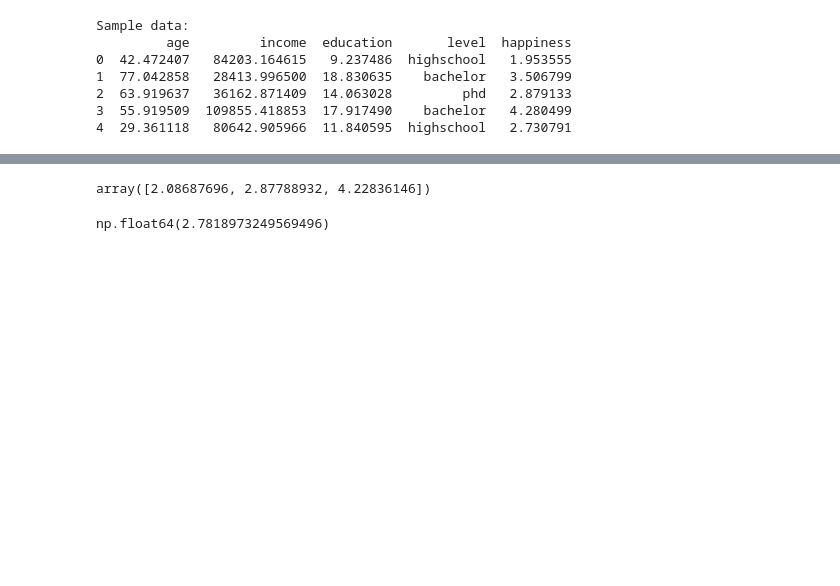
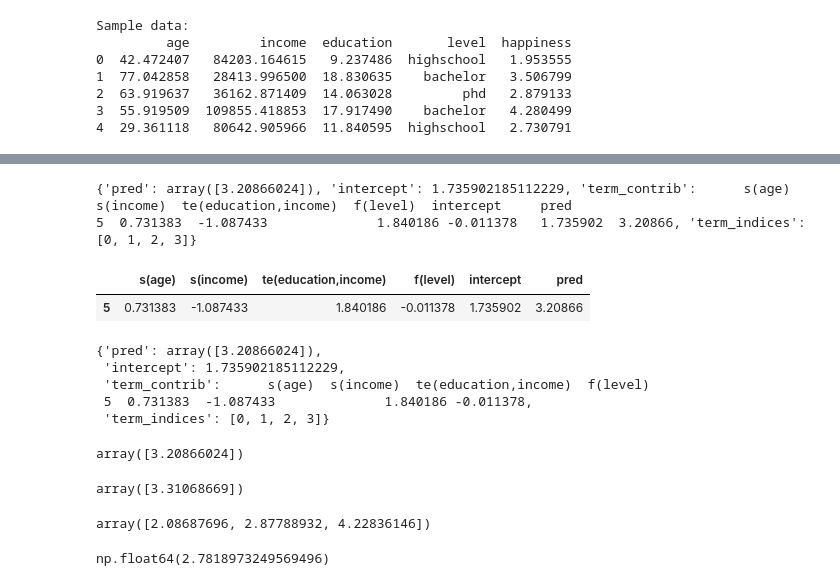
Before and after one commit to YimingZhang07/quantbullet, a Jupyter notebook: docs/model/pygam-example.ipynb, the cells around one changed output, grey strips where cells are left out. Saved outputs shown, nothing was run; the diff lists cells and outputs as text; code cells hidden in the pictures; blank space fills up the shorter version.

```diff
--- a/docs/model/pygam-example.ipynb
+++ b/docs/model/pygam-example.ipynb
@@ -72,3 +84,28 @@ wgam.plot_partial_dependence( scale_y_axis=False, te_plot_style="contourf" )
+# %%
+res = wgam.decompose( data.iloc[ [5] ] )
+print( res )
+res['term_contrib']
+# %% [output]
+{'pred': array([3.20866024]), 'intercept': 1.735902185112229, 'term_contrib':      s(age)  s(income)  te(education,income)  f(level)  intercept     pred
+5  0.731383  -1.087433              1.840186 -0.011378   1.735902  3.20866, 'term_indices': [0, 1, 2, 3]}
+|  | s(age) | s(income) | te(education,income) | f(level) | intercept | pred |
+| 5 | 0.731383 | -1.087433 | 1.840186 | -0.011378 | 1.735902 | 3.20866 |
+# %%
+res
+# %% [output]
+{'pred': array([3.20866024]),
+ 'intercept': 1.735902185112229,
+ 'term_contrib':      s(age)  s(income)  te(education,income)  f(level)
+ 5  0.731383  -1.087433              1.840186 -0.011378,
+ 'term_indices': [0, 1, 2, 3]}
+# %%
+res['pred']
+# %% [output]
+array([3.20866024])
+# %%
+wgam.predict( data.iloc[ [5] ] )
+# %% [output]
+array([3.31068669])
 # %%
 test_df = pd.DataFrame({
     'income': [30000, 80000, 100000],
```
Also changed, not shown: parts of 4 cells of this notebook, 1 other file.
